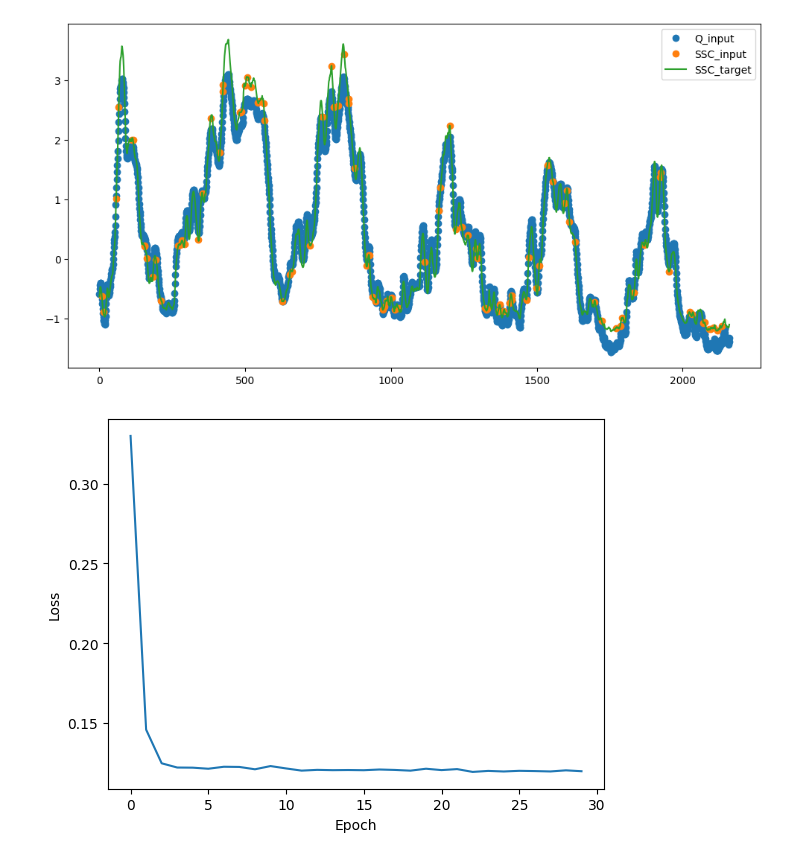
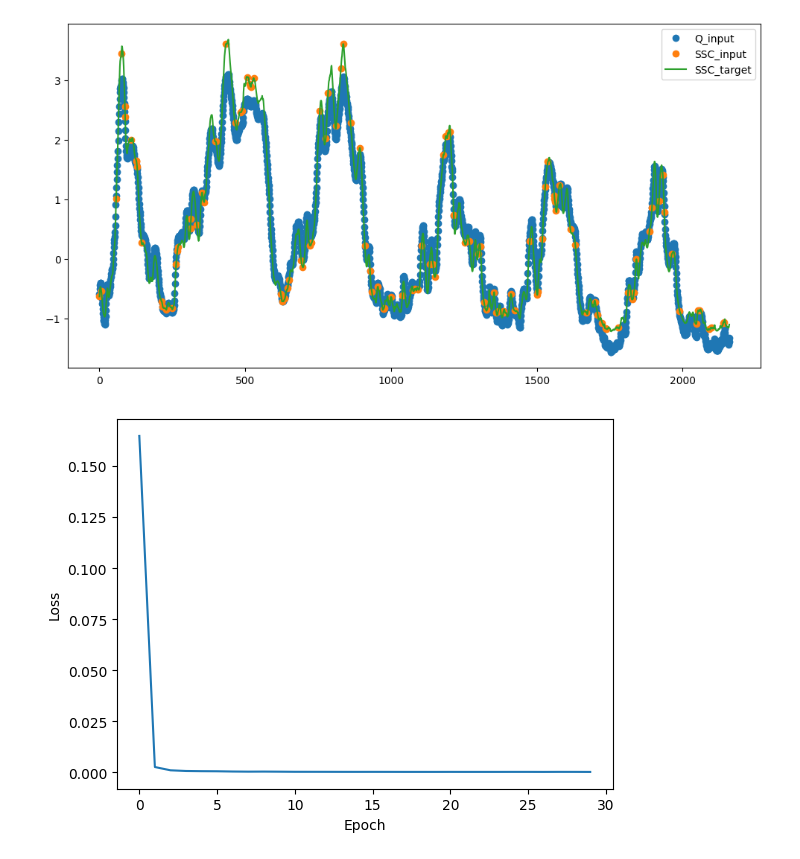
Before and after one commit to Fluvial-UMass/swot-ml, a Jupyter notebook: src/test_Gated_LSTM.ipynb, the cells around one changed output. Drawn from its saved outputs; the diff is of its cells as text; code cells hidden in the pictures.

```diff
--- a/src/test_Gated_LSTM.ipynb
+++ b/src/test_Gated_LSTM.ipynb
@@ -15,7 +15,7 @@ target_label = 'SSC'
 split_date = '2018-01-01'
 data_drop_pct = 0.95
 num_samples = 5000
-sequence_length = 30
+sequence_length = 14
 batch_size = 64
 num_epochs = 30
 max_grad_norm = 1
@@ -24,7 +24,7 @@ hidden_size = 16
 lr_schedule = {
     0: 0.01,
     10: 0.005,
-    20: 0.001}
+    30: 0.001}
 
 feature_size = len(feature_labels)
 output_size = 1
@@ -56,11 +56,13 @@ test_targets = test_norm[target_label].values
 train_dataloader_gen = DataLoader((train_features, train_targets),
                                   batch_size,
                                   sequence_length,
+                                  train=True,
                                   fill_and_weight=True)
 
 test_dataloader_gen = DataLoader((test_features, test_targets),
                                  batch_size,
                                  sequence_length,
+                                 train=False,
                                  fill_and_weight=True,
                                  shuffle=False)
 
@@ -70,7 +72,7 @@ plt.plot(test_targets, label=target_label+"_target")
 plt.legend()
 plt.show()
 # %% [output]
-[figure, old version]
+[figure, new version]
 # %%
 # Initialize the model
 key = jax.random.PRNGKey(0)
@@ -82,33 +84,37 @@ model = Gated_LSTM(in_size=feature_size,
 # Initialize optimizer
 current_lr = lr_dict_scheduler(0, lr_schedule)
 optim = optax.adam(current_lr)
 opt_state = optim.init(model)
 
 # Training loop
 loss_list = []
 pbar = trange(num_epochs, desc="Epoch")
 for epoch in pbar:
     # Update learning rate and optimizer
     current_lr = lr_dict_scheduler(epoch, lr_schedule)
     optim = optax.adam(current_lr)
 
     total_loss = 0
     num_batches = 0
-    for x_batch, w_batch, y_batch in train_dataloader_gen:
-        loss, model, opt_state = make_step(model, x_batch, w_batch, y_batch, opt_state, optim, max_grad_norm)
+    for _, x_batch, w_batch, y_batch in train_dataloader_gen:
+        loss, model, opt_state = make_step(model, x_batch, y_batch,
+                                           opt_state,
+                                           optim,
+                                           weights=w_batch,
+                                           max_grad_norm=max_grad_norm)
         total_loss += loss
         num_batches += 1
         if num_batches * batch_size >= num_samples:
             break
 
     current_loss = total_loss / num_batches
     loss_list.append(current_loss)
     pbar.set_postfix_str(f"Loss: {current_loss:.4f}")
 
 plt.close()
 plt.plot(loss_list)
 plt.xlabel('Epoch')
 plt.ylabel('Loss')
 plt.show()
 # %% [output]
-[figure, old version]
+[figure, new version]
```
Also changed, not shown: parts of 3 cells of this notebook, 3 other files.
